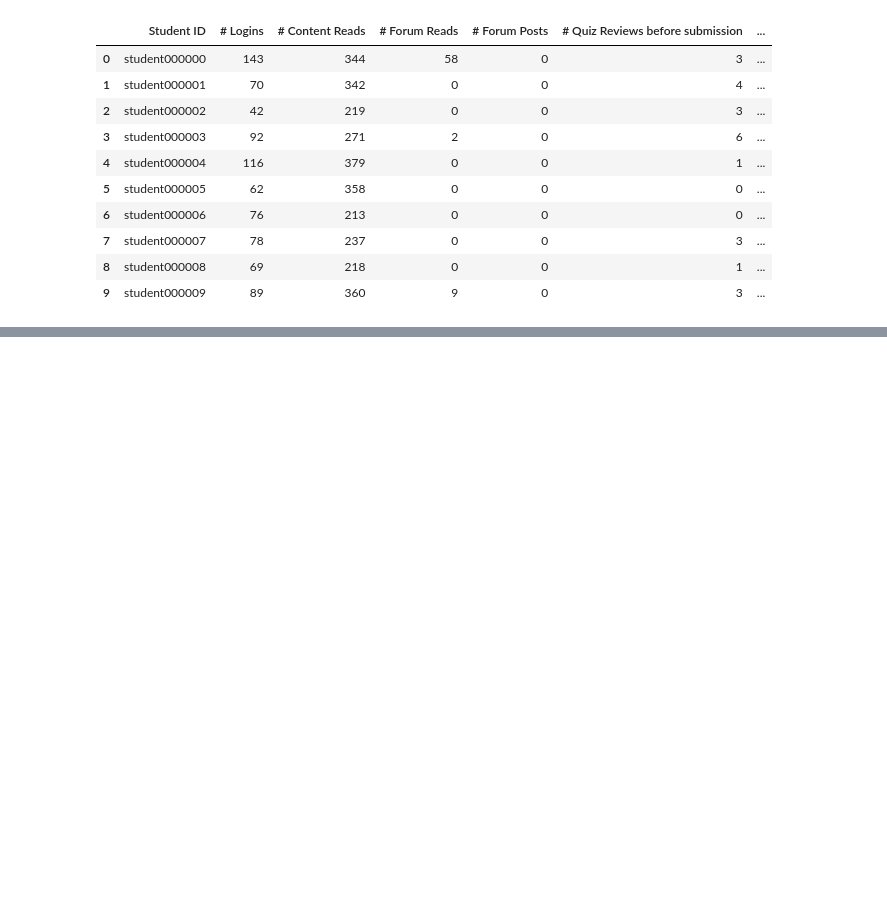
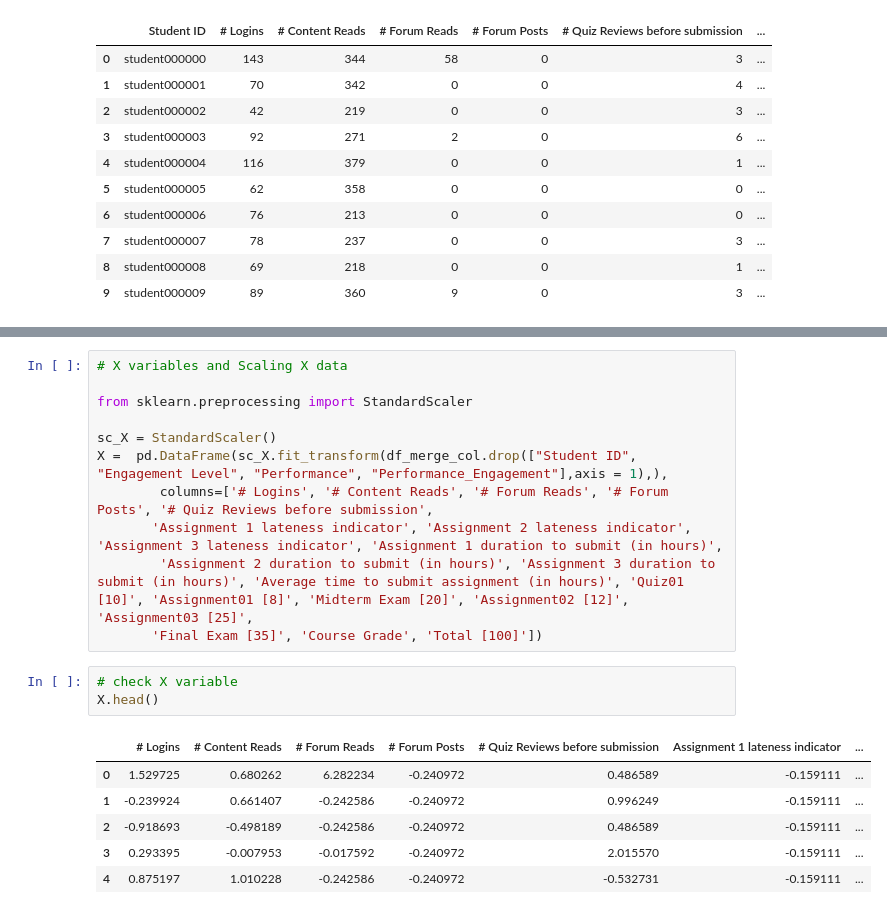
Before and after one commit to dawish-ar/Databotcamp, a Jupyter notebook: Project.ipynb, the cells around one changed output, grey strips where cells are left out. Saved outputs shown, nothing was run; the diff lists cells and outputs as text; blank space fills up the shorter version.

```diff
--- a/Project.ipynb
+++ b/Project.ipynb
@@ -436,0 +456,21 @@ sns.catplot(data=df_merge_col,kind='count',x='Performance',hue='Engagement Level
+# %%
+# X variables and Scaling X data
+
+from sklearn.preprocessing import StandardScaler
+
+sc_X = StandardScaler()
+X =  pd.DataFrame(sc_X.fit_transform(df_merge_col.drop(["Student ID", "Engagement Level", "Performance", "Performance_Engagement"],axis = 1),),
+        columns=['# Logins', '# Content Reads', '# Forum Reads', '# Forum Posts', '# Quiz Reviews before submission',
+       'Assignment 1 lateness indicator', 'Assignment 2 lateness indicator', 'Assignment 3 lateness indicator', 'Assignment 1 duration to submit (in hours)',
+        'Assignment 2 duration to submit (in hours)', 'Assignment 3 duration to submit (in hours)', 'Average time to submit assignment (in hours)', 'Quiz01 [10]', 'Assignment01 [8]', 'Midterm Exam [20]', 'Assignment02 [12]', 'Assignment03 [25]',
+       'Final Exam [35]', 'Course Grade', 'Total [100]'])
+# %%
+# check X variable
+X.head()
+# %% [output]
+|  | # Logins | # Content Reads | # Forum Reads | # Forum Posts | # Quiz Reviews before submission | Assignment 1 lateness indicator | ... |
+| 0 | 1.529725 | 0.680262 | 6.282234 | -0.240972 | 0.486589 | -0.159111 | ... |
+| 1 | -0.239924 | 0.661407 | -0.242586 | -0.240972 | 0.996249 | -0.159111 | ... |
+| 2 | -0.918693 | -0.498189 | -0.242586 | -0.240972 | 0.486589 | -0.159111 | ... |
+| 3 | 0.293395 | -0.007953 | -0.017592 | -0.240972 | 2.015570 | -0.159111 | ... |
+| 4 | 0.875197 | 1.010228 | -0.242586 | -0.240972 | -0.532731 | -0.159111 | ... |
```
Also changed, not shown: parts of 14 cells of this notebook, 2 other files.
